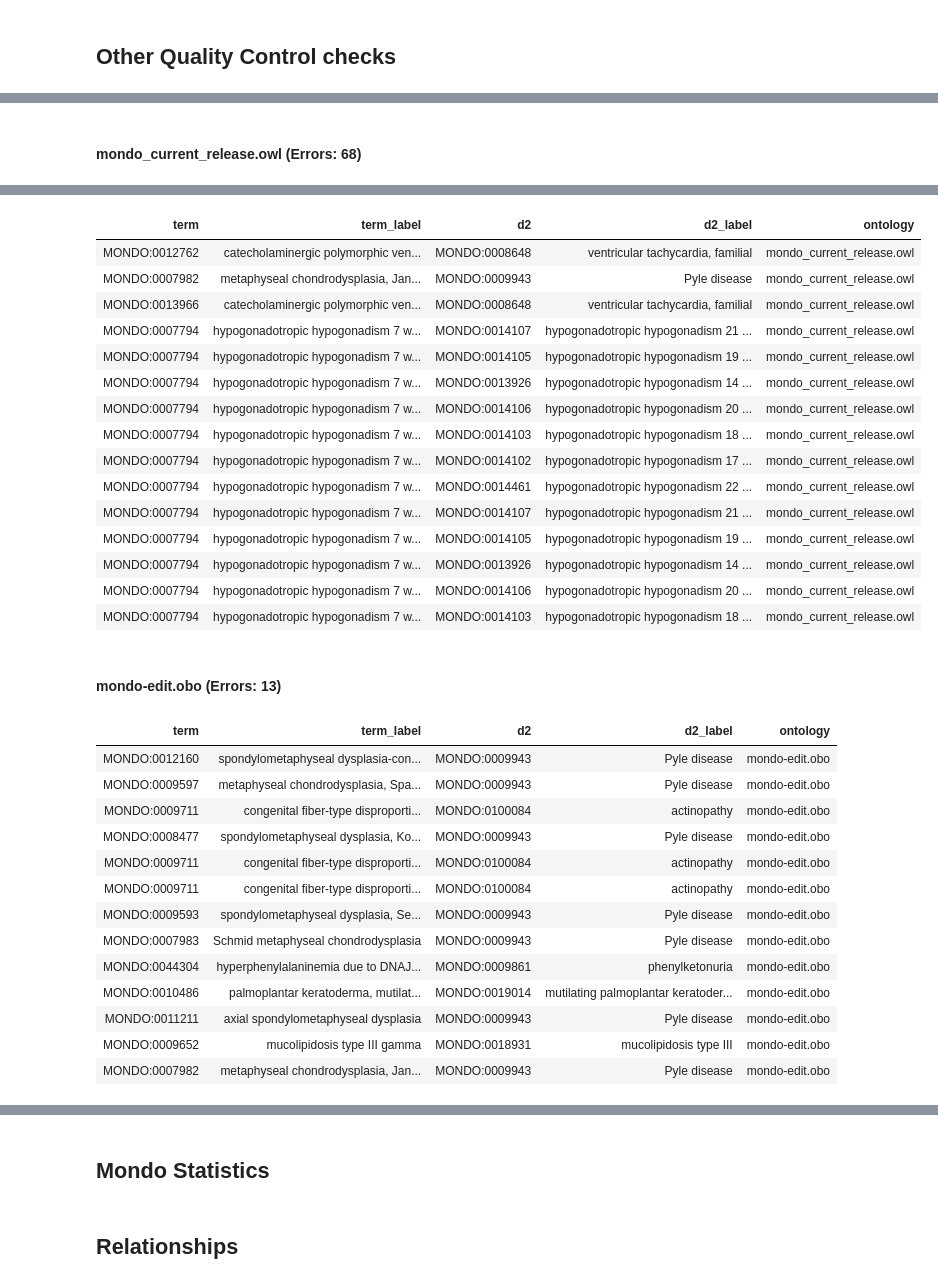
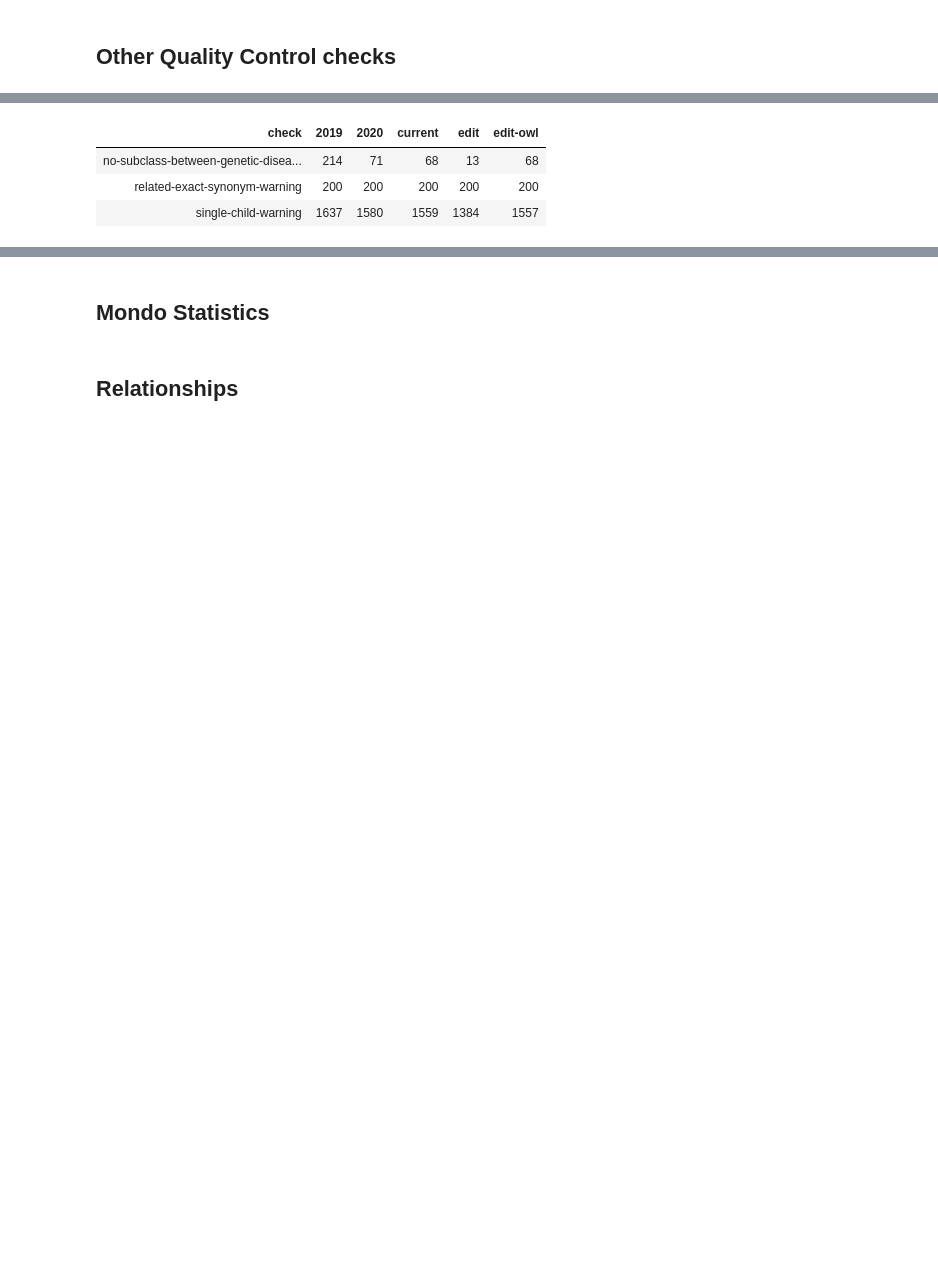
Before and after one commit to monarch-initiative/mondo, a Jupyter notebook: src/ontology/reports/mondo_analysis.ipynb, the cells around one changed output, grey strips where cells are left out. Saved outputs shown, nothing was run; the diff lists cells and outputs as text; code cells hidden in the pictures; blank space fills up the shorter version.

```diff
--- a/src/ontology/reports/mondo_analysis.ipynb
+++ b/src/ontology/reports/mondo_analysis.ipynb
@@ -44,12 +38,12 @@ g = Graph()
 g.parse("../mondo-qc.owl", format="xml")
 # %%
 def get_report(name):
-    report_files= glob.glob('*-%s.tsv' %(name))
+    report_files= glob.glob('mondo-qc-*-%s.tsv' %(name))
     reports = []
     for f in report_files:
         try:
             df = pd.read_csv(f,sep="\t")
-            df['ontology']=Path(f).stem.replace("-"+name,"")
+            df['ontology']=Path(f).stem.replace("-"+name,"").replace("mondo-qc-","")
             df.columns = [str(col).replace("?","") for col in df.columns]
             df.replace('[<]http[:][/][/]purl[.]obolibrary[.]org[/]obo[/]MONDO[_]','MONDO:', inplace=True,regex=True)
             df.replace('[>]$','', inplace=True, regex=True)
@@ -61,12 +55,20 @@ def get_report(name):
     return pd.DataFrame(columns=['ontology'])
 # %% [markdown]
 ## Robot report analysis
+# %%
+dfx = get_report("robot-report-obo")
 # %%
-df = get_report("robot-report-obo")
+df = dfx.copy()
 # Bug in ROBOT, wrong number of columns:
 df.columns=['Rule Name', 'Subject', 'Property', 'Value','Trash','Ontology']
 df['Level'] = df.index
 df.reset_index(level=0, inplace=True)
 del df['index']
 del df['Trash']
-df
+df=df[df['Subject'].str.startswith('MONDO')]
+props=df[['Level','Rule Name','Value','Ontology']].groupby(['Ontology','Level','Rule Name']).count().add_suffix('_count').reset_index()
+props.sort_values(inplace=True, by=['Ontology','Value_count'], ascending=False)
+props_pivot=props.pivot(index='Rule Name', columns='Ontology', values='Value_count')
+cols = props_pivot.columns.tolist()
+props_pivot[cols] = props_pivot[cols].fillna(0).astype(int)
+props_pivot = pd.DataFrame(props_pivot.to_records())
@@ -113,12 +98,10 @@ df[['Level','Rule Name','Value','Ontology']].groupby(['Ontology','Level','Rule N
 # %%
-for o in df['Ontology'].unique():
-    display(md("### %s" % o))
-    dfo = df[df['Ontology']==o]
-    for rule in dfo['Rule Name'].unique():
-        display(md("#### %s" % rule))
-        dfd = dfo[dfo['Rule Name']==rule].head(NUMBER_ERRORS_SHOWN)
-        display(HTML(dfd.to_html(index=False)))
-
+display(md("## Detailed breakdown of errors: Editors file"))
+dfo = df[df['Ontology']==PRIMARY_ONTOLOGY_FOR_QC]
+for rule in dfo['Rule Name'].unique():
+    display(md("#### %s" % rule.replace("_"," ").capitalize()))
+    dfd = dfo[dfo['Rule Name']==rule].head(NUMBER_ERRORS_SHOWN)
+    display(HTML(dfd.to_html(index=False)))
 
 # Revealed a more complex issue we need to sort first: https://github.com/monarch-initiative/mondo/issues/1979
 # https://github.com/ontodev/robot/issues/733 # Ignore 0021108 0045024 until ticket resolved.
@@ -204,6 +174,7 @@ for o in df['Ontology'].unique():
 ## Other Quality Control checks
 # %%
 summary_data = []
+all_tables = {}
 
 for r in warnings:
     df_r = get_report(r)
@@ -214,18 +185,13 @@ for r in warnings:
     if 'term_label' in cols:
         cols.remove('term_label')
         cols_term.remove('term_label')
-    df_summary=df_r[cols_term].groupby(cols).count()
-    df_summary=df_summary.add_suffix('_Count').reset_index()
-    #display(HTML(df_summary.head(3).to_html(index=False)))
-    display(md("### Check: %s" % r))
     for o in df_r['ontology'].unique():
         df_ro=df_r[df_r['ontology']==o]
-        display(md("#### %s (Errors: %d)" % (o,len(df_ro))))
         summary_data.append([r,o,len(df_ro)])
-        if (len(df_ro)>0):
-            df_rd = df_ro.head(NUMBER_ERRORS_SHOWN).copy()
-            display(HTML(df_rd.to_html(index=False)))
+    all_tables[r] = df_r
 
 df_summary_data = pd.DataFrame(summary_data,columns=['check','ontology','errors'])
-display(HTML(df_summary_data.to_html(index=False)))
+props_pivot=df_summary_data.pivot(index='check', columns='ontology', values='errors')
+props_pivot = pd.DataFrame(props_pivot.to_records())
+display(HTML(props_pivot.to_html(index=False)))
 # %% [output]
@@ -233 +197,0 @@ display(HTML(df_summary_data.to_html(index=False)))
-#### mondo_current_release.owl (Errors: 68)
@@ -234,31 +203,4 @@ display(HTML(df_summary_data.to_html(index=False)))
-| term | term_label | d2 | d2_label | ontology |
-| MONDO:0012762 | catecholaminergic polymorphic ven... | MONDO:0008648 | ventricular tachycardia, familial | mondo_current_release.owl |
-| MONDO:0007982 | metaphyseal chondrodysplasia, Jan... | MONDO:0009943 | Pyle disease | mondo_current_release.owl |
-| MONDO:0013966 | catecholaminergic polymorphic ven... | MONDO:0008648 | ventricular tachycardia, familial | mondo_current_release.owl |
-| MONDO:0007794 | hypogonadotropic hypogonadism 7 w... | MONDO:0014107 | hypogonadotropic hypogonadism 21 ... | mondo_current_release.owl |
-| MONDO:0007794 | hypogonadotropic hypogonadism 7 w... | MONDO:0014105 | hypogonadotropic hypogonadism 19 ... | mondo_current_release.owl |
-| MONDO:0007794 | hypogonadotropic hypogonadism 7 w... | MONDO:0013926 | hypogonadotropic hypogonadism 14 ... | mondo_current_release.owl |
-| MONDO:0007794 | hypogonadotropic hypogonadism 7 w... | MONDO:0014106 | hypogonadotropic hypogonadism 20 ... | mondo_current_release.owl |
-| MONDO:0007794 | hypogonadotropic hypogonadism 7 w... | MONDO:0014103 | hypogonadotropic hypogonadism 18 ... | mondo_current_release.owl |
-| MONDO:0007794 | hypogonadotropic hypogonadism 7 w... | MONDO:0014102 | hypogonadotropic hypogonadism 17 ... | mondo_current_release.owl |
-| MONDO:0007794 | hypogonadotropic hypogonadism 7 w... | MONDO:0014461 | hypogonadotropic hypogonadism 22 ... | mondo_current_release.owl |
-| MONDO:0007794 | hypogonadotropic hypogonadism 7 w... | MONDO:0014107 | hypogonadotropic hypogonadism 21 ... | mondo_current_release.owl |
-| MONDO:0007794 | hypogonadotropic hypogonadism 7 w... | MONDO:0014105 | hypogonadotropic hypogonadism 19 ... | mondo_current_release.owl |
-| MONDO:0007794 | hypogonadotropic hypogonadism 7 w... | MONDO:0013926 | hypogonadotropic hypogonadism 14 ... | mondo_current_release.owl |
-| MONDO:0007794 | hypogonadotropic hypogonadism 7 w... | MONDO:0014106 | hypogonadotropic hypogonadism 20 ... | mondo_current_release.owl |
-| MONDO:0007794 | hypogonadotropic hypogonadism 7 w... | MONDO:0014103 | hypogonadotropic hypogonadism 18 ... | mondo_current_release.owl |
+| check | 2019 | 2020 | current | edit | edit-owl |
+| no-subclass-between-genetic-disea... | 214 | 71 | 68 | 13 | 68 |
+| related-exact-synonym-warning | 200 | 200 | 200 | 200 | 200 |
+| single-child-warning | 1637 | 1580 | 1559 | 1384 | 1557 |
-#### mondo-edit.obo (Errors: 13)
-| term | term_label | d2 | d2_label | ontology |
-| MONDO:0012160 | spondylometaphyseal dysplasia-con... | MONDO:0009943 | Pyle disease | mondo-edit.obo |
-| MONDO:0009597 | metaphyseal chondrodysplasia, Spa... | MONDO:0009943 | Pyle disease | mondo-edit.obo |
-| MONDO:0009711 | congenital fiber-type disproporti... | MONDO:0100084 | actinopathy | mondo-edit.obo |
-| MONDO:0008477 | spondylometaphyseal dysplasia, Ko... | MONDO:0009943 | Pyle disease | mondo-edit.obo |
-| MONDO:0009711 | congenital fiber-type disproporti... | MONDO:0100084 | actinopathy | mondo-edit.obo |
-| MONDO:0009711 | congenital fiber-type disproporti... | MONDO:0100084 | actinopathy | mondo-edit.obo |
-| MONDO:0009593 | spondylometaphyseal dysplasia, Se... | MONDO:0009943 | Pyle disease | mondo-edit.obo |
-| MONDO:0007983 | Schmid metaphyseal chondrodysplasia | MONDO:0009943 | Pyle disease | mondo-edit.obo |
-| MONDO:0044304 | hyperphenylalaninemia due to DNAJ... | MONDO:0009861 | phenylketonuria | mondo-edit.obo |
-| MONDO:0010486 | palmoplantar keratoderma, mutilat... | MONDO:0019014 | mutilating palmoplantar keratoder... | mondo-edit.obo |
-| MONDO:0011211 | axial spondylometaphyseal dysplasia | MONDO:0009943 | Pyle disease | mondo-edit.obo |
-| MONDO:0009652 | mucolipidosis type III gamma | MONDO:0018931 | mucolipidosis type III | mondo-edit.obo |
-| MONDO:0007982 | metaphyseal chondrodysplasia, Jan... | MONDO:0009943 | Pyle disease | mondo-edit.obo |
```
Also changed, not shown: parts of 11 cells of this notebook, 2 other files.
